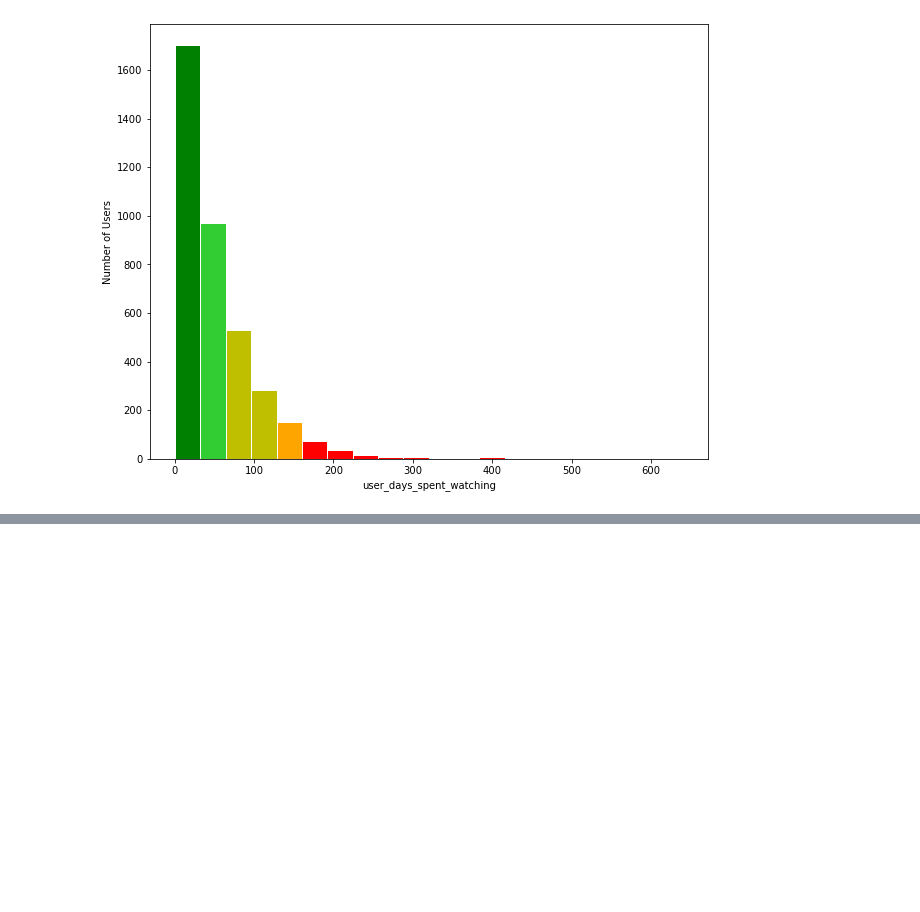
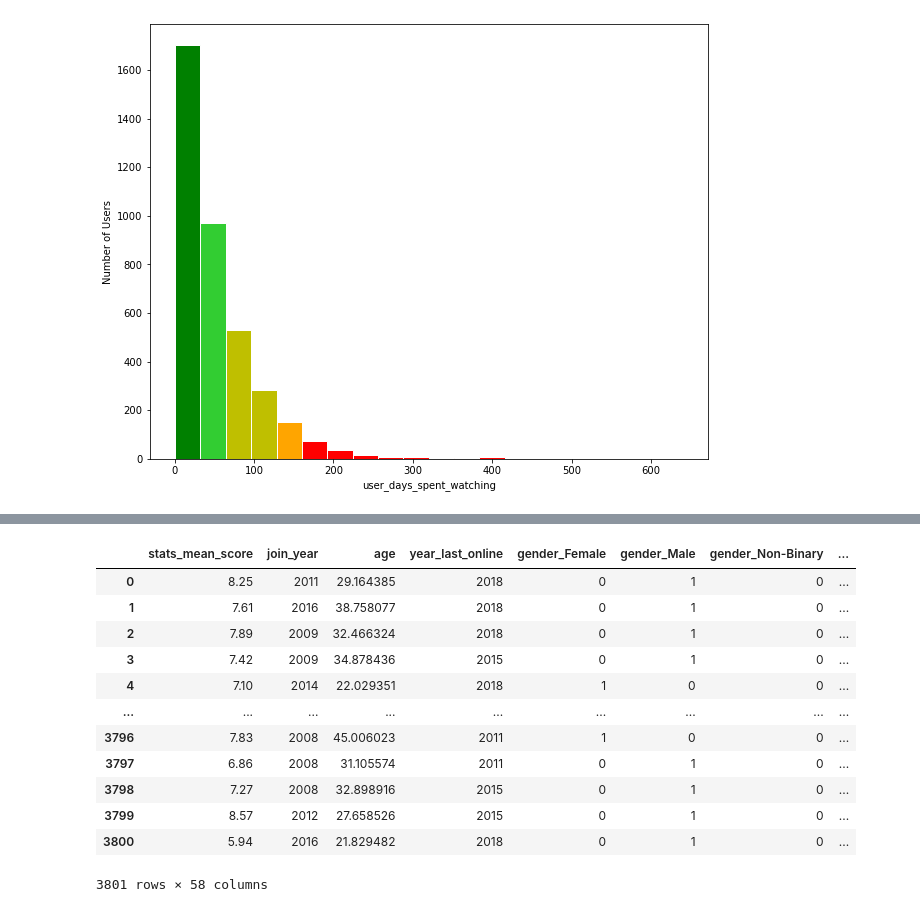
Before and after one commit to benrosenberg/ORIE-4741-project, a Jupyter notebook: build/Anime_Regressions_Regularized_Trees.ipynb, the cells around one changed output, grey strips where cells are left out. Cells and saved outputs as stored; diff of their text form; code cells hidden in the pictures; blank space fills up the shorter version.

```diff
--- a/build/Anime_Regressions_Regularized_Trees.ipynb
+++ b/build/Anime_Regressions_Regularized_Trees.ipynb
@@ -492,0 +526,16 @@ plt.show()
+# %%
+X_test
+# %% [output]
+|  | stats_mean_score | join_year | age | year_last_online | gender_Female | gender_Male | gender_Non-Binary | ... |
+| 0 | 8.25 | 2011 | 29.164385 | 2018 | 0 | 1 | 0 | ... |
+| 1 | 7.61 | 2016 | 38.758077 | 2018 | 0 | 1 | 0 | ... |
+| 2 | 7.89 | 2009 | 32.466324 | 2018 | 0 | 1 | 0 | ... |
+| 3 | 7.42 | 2009 | 34.878436 | 2015 | 0 | 1 | 0 | ... |
+| 4 | 7.10 | 2014 | 22.029351 | 2018 | 1 | 0 | 0 | ... |
+| ... | ... | ... | ... | ... | ... | ... | ... | ... |
+| 3796 | 7.83 | 2008 | 45.006023 | 2011 | 1 | 0 | 0 | ... |
+| 3797 | 6.86 | 2008 | 31.105574 | 2011 | 0 | 1 | 0 | ... |
+| 3798 | 7.27 | 2008 | 32.898916 | 2015 | 0 | 1 | 0 | ... |
+| 3799 | 8.57 | 2012 | 27.658526 | 2015 | 0 | 1 | 0 | ... |
+| 3800 | 5.94 | 2016 | 21.829482 | 2018 | 0 | 1 | 0 | ... |
+3801 rows × 58 columns
```
Also changed, not shown: parts of 7 cells of this notebook.
